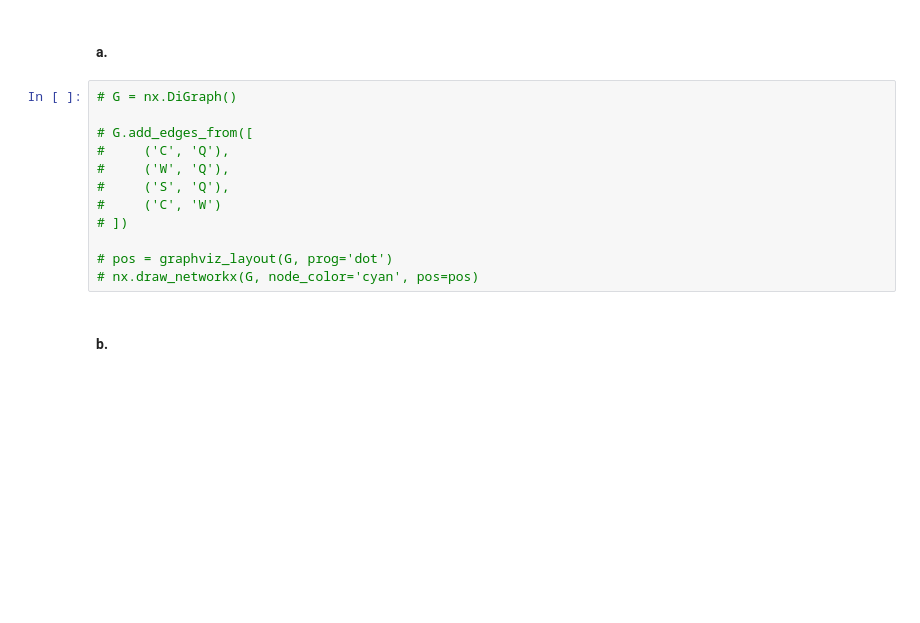
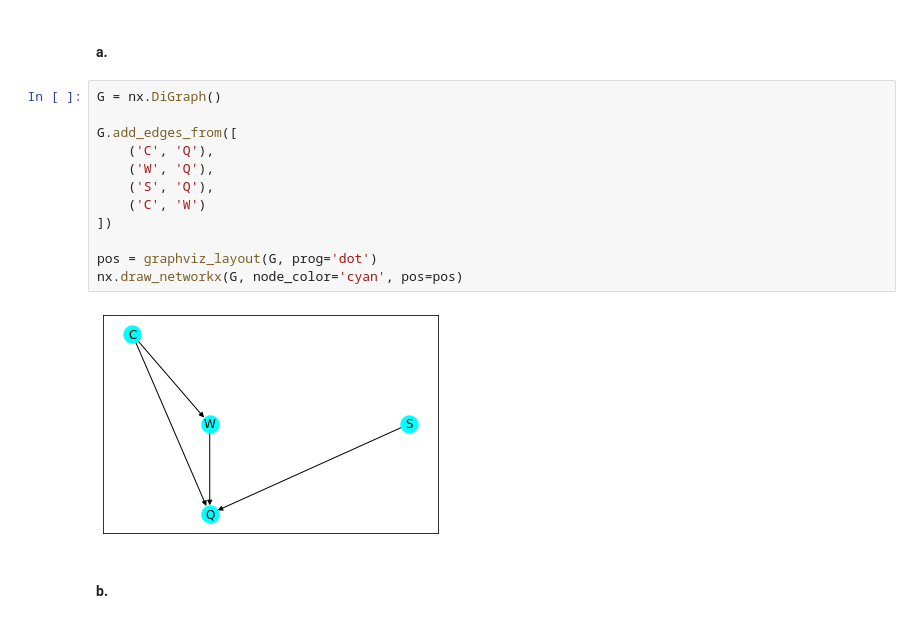
Before and after one commit to ArchieGertsman/ECE471-MP2, a Jupyter notebook: answers.ipynb, the cells around one changed output. Drawn from its saved outputs; the diff is of its cells as text; blank space fills up the shorter version.

```diff
--- a/answers.ipynb
+++ b/answers.ipynb
@@ -16,17 +16,19 @@ from scipy.stats import norm, ks_2samp
 # %% [markdown]
 #### a.
 # %%
-# G = nx.DiGraph()
+G = nx.DiGraph()
 
-# G.add_edges_from([
-#     ('C', 'Q'),
-#     ('W', 'Q'),
-#     ('S', 'Q'),
-#     ('C', 'W')
-# ])
+G.add_edges_from([
+    ('C', 'Q'),
+    ('W', 'Q'),
+    ('S', 'Q'),
+    ('C', 'W')
+])
 
-# pos = graphviz_layout(G, prog='dot')
-# nx.draw_networkx(G, node_color='cyan', pos=pos)
+pos = graphviz_layout(G, prog='dot')
+nx.draw_networkx(G, node_color='cyan', pos=pos)
+# %% [output]
+[figure, added]
 # %% [markdown]
 #### b.
 # %% [markdown]
```
Also changed, not shown: parts of 34 cells of this notebook, 2 other files.
